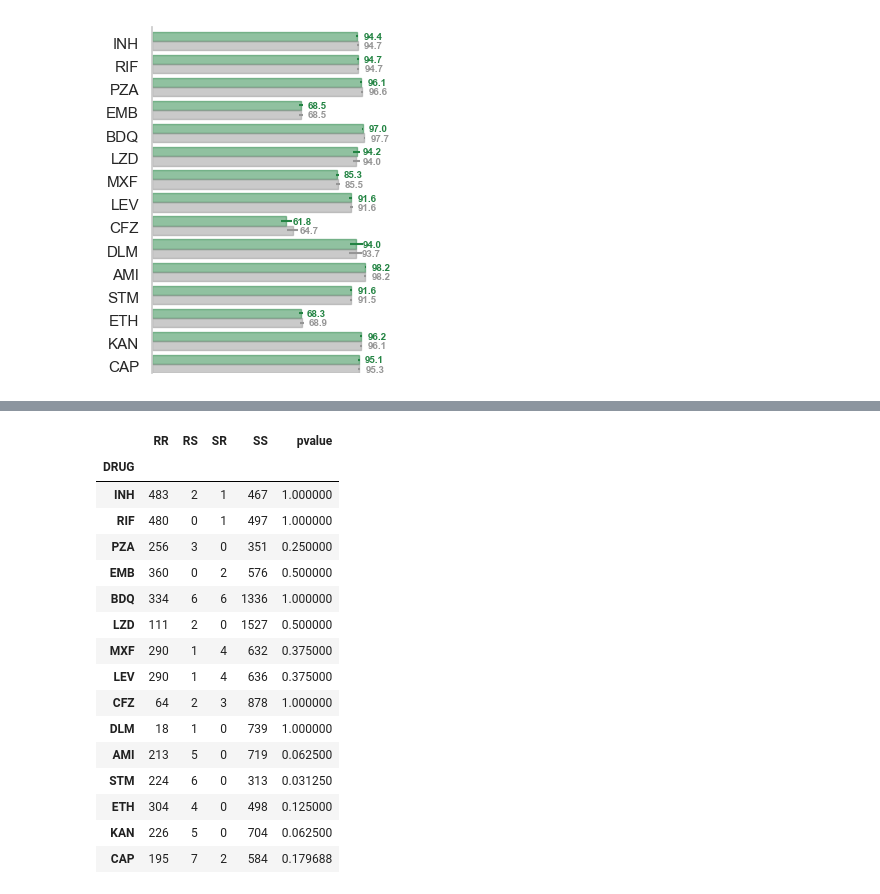
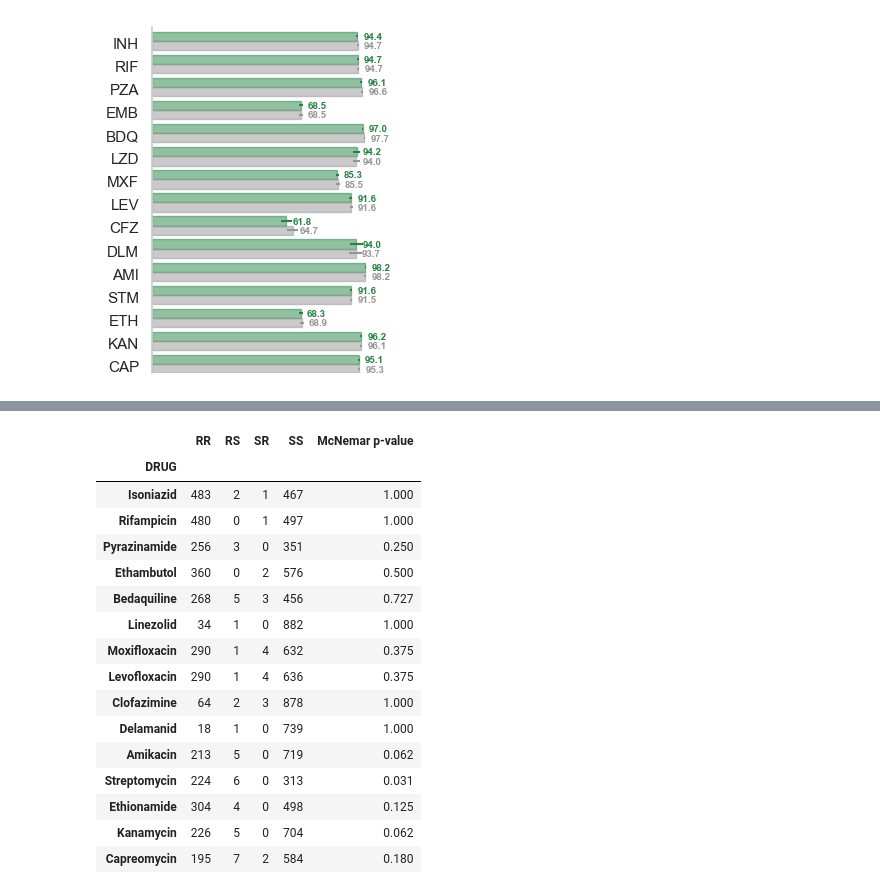
Before and after one commit to fowler-lab/validate-myco-amr, a Jupyter notebook: plot.ipynb, the cells around one changed output, grey strips where cells are left out. Cells and saved outputs as stored; diff of their text form; code cells hidden in the pictures.

Commit message:
streamlining some of the tables and plots

```diff
--- a/plot.ipynb
+++ b/plot.ipynb
@@ -349,6 +349,7 @@ plot_comparison_tbprofiler(summary, savefig=savefig)
 [figure]
 # %%
 PHENOTYPES = pandas.read_csv('dat/PHENOTYPES.csv')
+PHENOTYPES = PHENOTYPES[((PHENOTYPES.DRUG=='BDQ') & (PHENOTYPES.PHENOTYPE_METHOD=='MGIT')) | ((PHENOTYPES.DRUG=='LZD') & (PHENOTYPES.PHENOTYPE_METHOD=='UKMYC')) | ((PHENOTYPES.DRUG=='PZA') & (PHENOTYPES.PHENOTYPE_METHOD!='MGIT')) | ((~PHENOTYPES.DRUG.isin(['BDQ','LZD'])))]
 PHENOTYPES.set_index(['ENA_RUN_ACCESSION', 'DRUG'], inplace=True)
 PHENOTYPES.sort_index(inplace=True)
 
@@ -356,13 +357,13 @@ predictions = pandas.read_csv('dat/PREDICTIONS.csv')
 predictions = predictions[predictions.SET=='nulls+minors']
 predictions.drop(columns=['SET'], inplace=True)
 predictions.set_index(['ENA_RUN_ACCESSION', 'DRUG'], inplace=True)
-predictions.rename(columns={'PREDICTION': 'GPAS'}, inplace=True)
+predictions.rename(columns={'PREDICTION': 'gnomonicus'}, inplace=True)
 predictions = predictions[predictions.index.isin(PHENOTYPES.index)]
 
 tbprofiler = pandas.read_csv('dat/tbprofiler_PREDICTIONS.csv')
 tbprofiler.set_index(['ENA_RUN_ACCESSION', 'DRUG'], inplace=True)
 tbprofiler = tbprofiler[tbprofiler.index.isin(PHENOTYPES.index)]
-tbprofiler.rename(columns={'PREDICTION': 'TBProfiler'}, inplace=True)
+tbprofiler.rename(columns={'PREDICTION': 'TB-Profiler'}, inplace=True)
 
 assert len(predictions) == len(tbprofiler)
 
@@ -395,6 +413,7 @@ pandas.crosstab(comparison['GPAS'], comparison['TBProfiler'])
 # %%
 comparison.reset_index(inplace=True)
-foo = comparison[(~comparison.GPAS.isin(['R','S'])) | (~comparison.TBProfiler.isin(['R','S']))]
+foo = comparison[(~comparison.gnomonicus.isin(['R','S'])) | (~comparison['TB-Profiler'].isin(['R','S']))]
 comparison.set_index(['ENA_RUN_ACCESSION', 'DRUG'], inplace=True)
-pandas.crosstab([foo['DRUG'], foo['GPAS']], foo['TBProfiler'])
+foo = pandas.crosstab([foo['DRUG'], foo['gnomonicus']], foo['TB-Profiler'])
+foo
 # %% [output]
@@ -419,31 +458,33 @@ pandas.crosstab([foo['DRUG'], foo['GPAS']], foo['TBProfiler'])
 # %%
 rows = []
 
 for drug in who_drugs:
     foo = comparison.loc[(slice(None), drug),:]
-    foo = foo[foo.GPAS.isin(['R', 'S']) & (foo.TBProfiler.isin(['R', 'S']))]
-    table = pandas.crosstab(foo['GPAS'], foo['TBProfiler'])
+    foo = foo[foo.gnomonicus.isin(['R', 'S']) & (foo['TB-Profiler'].isin(['R', 'S']))]
+    table = pandas.crosstab(foo['gnomonicus'], foo['TB-Profiler'])
     results = mcnemar(table)
-    rows.append([drug, table['R']['R'], table['S']['R'], table['R']['S'], table['S']['S'], results.pvalue])
+    drug_name = drug_names_lookup[drug]
+    total = table['R']['R'], table['S']['R'], table['R']['S'], table['S']['S']
+    rows.append([drug_name, table['R']['R'], table['S']['R'], table['R']['S'], table['S']['S'], "%.3f" % results.pvalue])
 
-comparison_statistics = pandas.DataFrame(rows, columns=['DRUG', 'RR', 'RS', 'SR', 'SS', 'pvalue']).set_index('DRUG')
+comparison_statistics = pandas.DataFrame(rows, columns=['DRUG', 'RR', 'RS', 'SR', 'SS', 'McNemar p-value']).set_index('DRUG')
 comparison_statistics.to_csv('dat/tbprofiler_STATISTICS.csv')
 comparison_statistics
 # %% [output]
-|  | RR | RS | SR | SS | pvalue |
+|  | RR | RS | SR | SS | McNemar p-value |
 | DRUG |  |  |  |  |  |
-| INH | 483 | 2 | 1 | 467 | 1.000000 |
-| RIF | 480 | 0 | 1 | 497 | 1.000000 |
-| PZA | 256 | 3 | 0 | 351 | 0.250000 |
-| EMB | 360 | 0 | 2 | 576 | 0.500000 |
-| BDQ | 334 | 6 | 6 | 1336 | 1.000000 |
-| LZD | 111 | 2 | 0 | 1527 | 0.500000 |
-| MXF | 290 | 1 | 4 | 632 | 0.375000 |
-| LEV | 290 | 1 | 4 | 636 | 0.375000 |
-| CFZ | 64 | 2 | 3 | 878 | 1.000000 |
-| DLM | 18 | 1 | 0 | 739 | 1.000000 |
-| AMI | 213 | 5 | 0 | 719 | 0.062500 |
-| STM | 224 | 6 | 0 | 313 | 0.031250 |
-| ETH | 304 | 4 | 0 | 498 | 0.125000 |
-| KAN | 226 | 5 | 0 | 704 | 0.062500 |
-| CAP | 195 | 7 | 2 | 584 | 0.179688 |
+| Isoniazid | 483 | 2 | 1 | 467 | 1.000 |
+| Rifampicin | 480 | 0 | 1 | 497 | 1.000 |
+| Pyrazinamide | 256 | 3 | 0 | 351 | 0.250 |
+| Ethambutol | 360 | 0 | 2 | 576 | 0.500 |
+| Bedaquiline | 268 | 5 | 3 | 456 | 0.727 |
+| Linezolid | 34 | 1 | 0 | 882 | 1.000 |
+| Moxifloxacin | 290 | 1 | 4 | 632 | 0.375 |
+| Levofloxacin | 290 | 1 | 4 | 636 | 0.375 |
+| Clofazimine | 64 | 2 | 3 | 878 | 1.000 |
+| Delamanid | 18 | 1 | 0 | 739 | 1.000 |
+| Amikacin | 213 | 5 | 0 | 719 | 0.062 |
+| Streptomycin | 224 | 6 | 0 | 313 | 0.031 |
+| Ethionamide | 304 | 4 | 0 | 498 | 0.125 |
+| Kanamycin | 226 | 5 | 0 | 704 | 0.062 |
+| Capreomycin | 195 | 7 | 2 | 584 | 0.180 |
```
Also changed, not shown: parts of 9 cells of this notebook, 2 other files.
